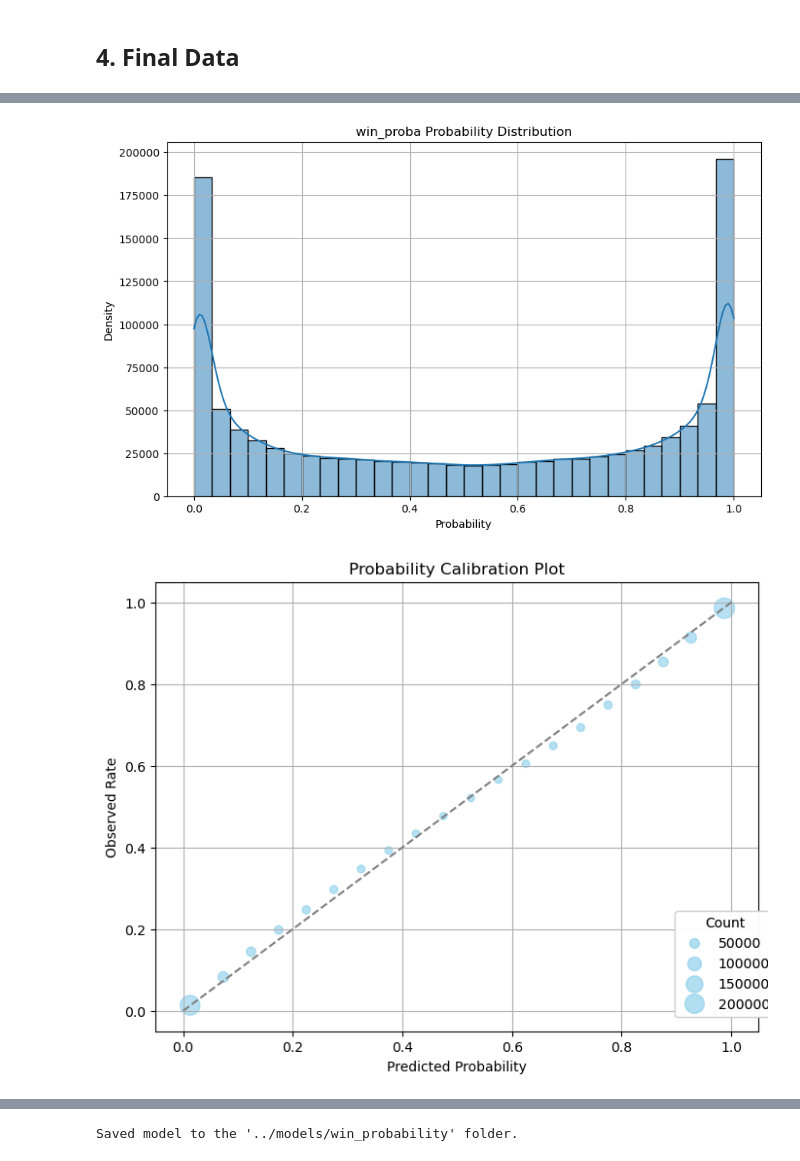
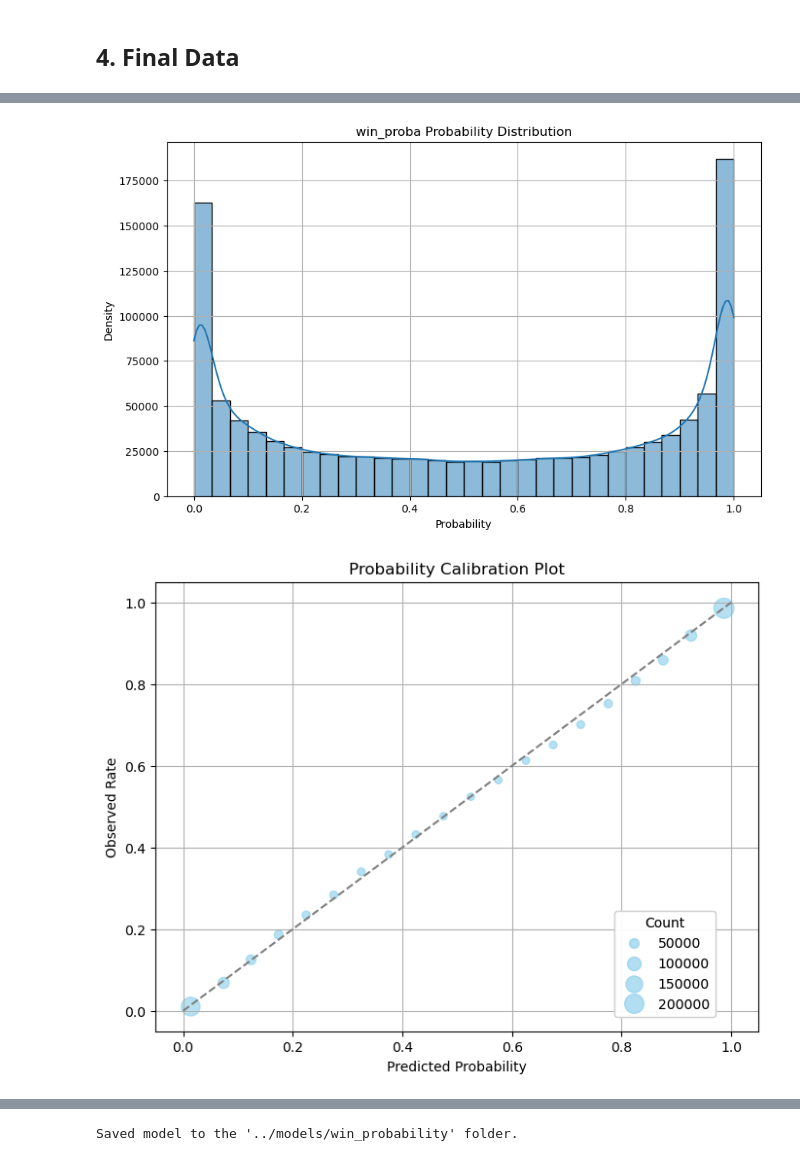
Before and after one commit to lneuendorf/4th-down-models, a Jupyter notebook: notebooks/02_win_probability.ipynb, the cells around one changed output, grey strips where cells are left out. Drawn from its saved outputs; the diff is of its cells as text; code cells hidden in the pictures.

```diff
--- a/notebooks/02_win_probability.ipynb
+++ b/notebooks/02_win_probability.ipynb
@@ -458,6 +454,8 @@ df = (
         diff_time_ratio = lambda x: x['score_diff'] * np.exp(4 * (3600 - x['game_seconds_remaining']) / 3600),
         spread_time_ratio = lambda x: x['pregame_spread'] * np.exp(-4 * (3600 - x['game_seconds_remaining']) / 3600),
         log_pct_game_played = lambda x: np.log(1 - x['pct_game_played'] + 1e-6),
+        is_final_2_min_half = lambda x: np.where(x.seconds_left_in_half <= 120, 1, 0),
+        is_final_5_min_game = lambda x: np.where(x.game_seconds_remaining <= 300, 1, 0)
     )
 )
 
@@ -669,8 +667,9 @@ df.head()
 cols = ['game_id', 'drive_id', 'play_id', 'season', 'week', 'season_type', 'venue_id',
         'offense', 'offense_conference', 'offense_division',
         'defense', 'defense_conference', 'defense_division',
+        'offense_score', 'defense_score',
         'score_diff', 'pregame_elo_diff', 'pregame_offense_elo', 'pregame_defense_elo', 'pct_game_played',
-        'seconds_left_in_half',
+        'seconds_left_in_half', 'is_final_2_min_half', 'is_final_5_min_game',
         'offense_timeouts', 'defense_timeouts', 'is_home_team', 'yards_to_goal', 'down', 'distance',
         'seconds_after_kneelout', 'seconds_after_punt_and_opponent_kneelout',
         'can_kneel_out', 'can_kneel_out_30', 'can_kneel_out_60', 'can_kneel_out_90',
@@ -744,6 +747,8 @@ np.random.seed(SEED)
 
 feature_names = [
     'score_diff',
+    'offense_score',
+    'defense_score',
     'diff_time_ratio',
     'spread_time_ratio',
     'pregame_offense_elo',
@@ -1068,7 +962,7 @@ def plot_wp(df, col):
     plt.show()
 plot_wp(df, col='win_proba')
 # %% [output]
-[figure, old version]
+[figure, new version]
 # %%
 calibration = pd.DataFrame()
 def plot_calibration(df, proba_col, actual_col, bins=100, scale=0.2):
@@ -1079,35 +973,35 @@ def plot_calibration(df, proba_col, actual_col, bins=100, scale=0.2):
         actual_proba=(actual_col, 'mean'),
         count=(proba_col, 'size')
     ).reset_index()
 
     plt.figure(figsize=(8, 6))
     scatter = plt.scatter(
         calibration['predicted_proba'],
         calibration['actual_proba'],
         s=calibration['count'] * scale,
         alpha=0.6,
         label='Calibration Curve',
         color='skyblue',
     )
     plt.plot([0, 1], [0, 1], linestyle='--', color='gray', label='Perfect Calibration')
     plt.xlabel('Predicted Probability')
     plt.ylabel('Observed Rate')
     plt.title('Probability Calibration Plot')
     plt.grid()
 
     # Add legend for dot size reference
     handles, labels = scatter.legend_elements(prop="sizes", alpha=0.6, num=4, func=lambda x: x / scale,
                                               color='skyblue')
     labels = [int(re.search(r'\{(\d+)\}', value).group(1)) for value in labels]
-    legend = plt.legend(handles, labels, title="Count", loc="center left", bbox_to_anchor=(.85, 0.15))
+    legend = plt.legend(handles, labels, title="Count", loc="center left", bbox_to_anchor=(.75, 0.15))
     plt.gca().add_artist(legend)
 
     plt.show()
 
 df['won'] = np.where(df['score_diff_final'] > 0, 1, 0)
 plot_calibration(df, proba_col='win_proba', actual_col='won', bins=20, scale=0.001)
 # %% [output]
-[figure, old version]
+[figure, new version]
 # %%
 import matplotlib.pyplot as plt
 import pandas as pd
```
Also changed, not shown: parts of 16 cells of this notebook, 6 other files.
